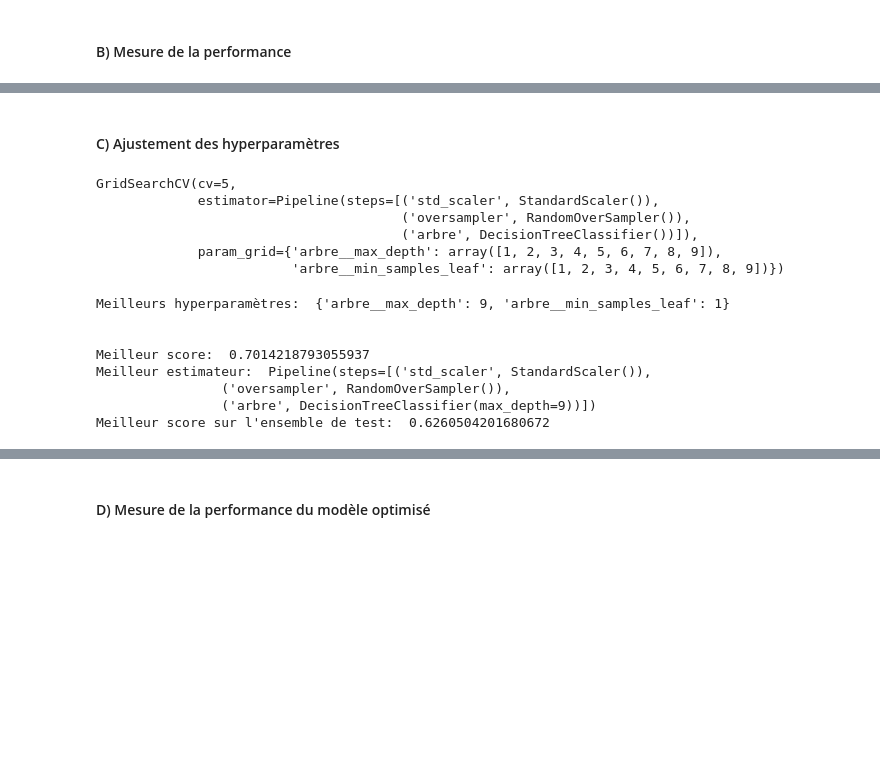
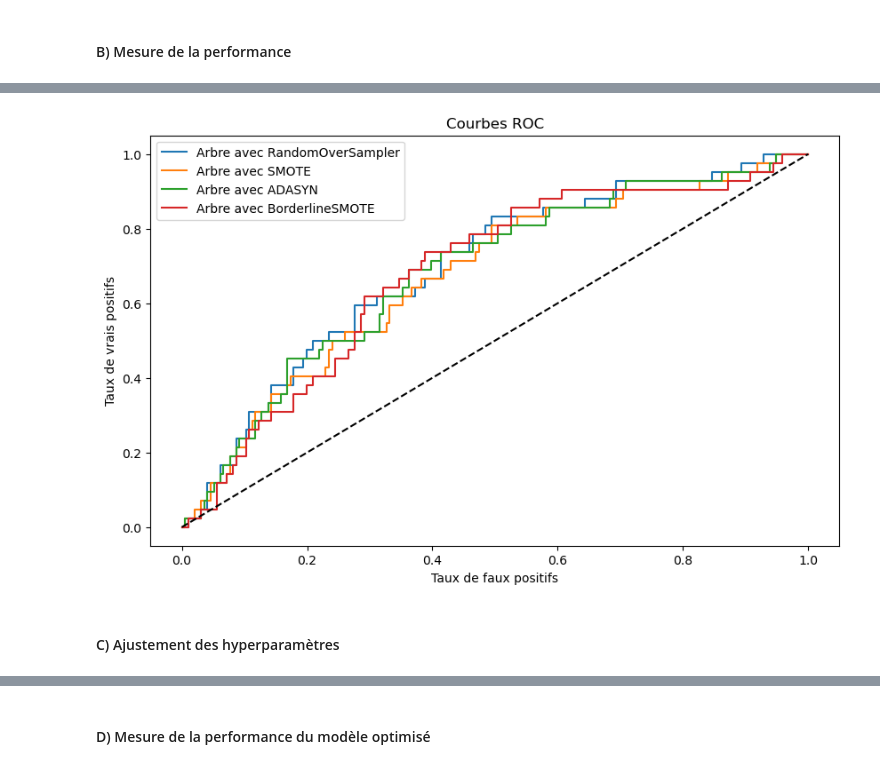
Before and after one commit to marieguib/202409-Precarite-energetique, a Jupyter notebook: 2Modelisation_precarite_energetique.ipynb, the cells around one changed output, grey strips where cells are left out. Cells and saved outputs as stored; diff of their text form; code cells hidden in the pictures; blank space fills up the shorter version.

Commit message:
optimisation arbre + reg log

```diff
--- a/2Modelisation_precarite_energetique.ipynb
+++ b/2Modelisation_precarite_energetique.ipynb
@@ -488,0 +579,2 @@ plt.show()
+# %%
+modele_arbre_smote.fit(X_train, y_train) # Entraînement
@@ -488,0 +584,2 @@ plt.show()
+# %%
+modele_arbre_adasyn.fit(X_train, y_train) # Entraînement
@@ -488,0 +589,2 @@ plt.show()
+# %%
+modele_arbre_bordeline_smote.fit(X_train, y_train) # Entraînement
@@ -489,2 +595,16 @@ plt.show()
+# %%
+# Prédictions
+
+y_proba_arbre_oversampler = modele_arbre_oversampler.predict_proba(X_test)[:, 1]
+y_pred_arbre_oversampler = modele_arbre_oversampler.predict(X_test)
+
+y_proba_arbre_smote = modele_arbre_smote.predict_proba(X_test)[:, 1]
+y_pred_arbre_smote = modele_arbre_smote.predict(X_test)
+
+y_proba_arbre_adasyn = modele_arbre_adasyn.predict_proba(X_test)[:, 1]
+y_pred_arbre_adasyn = modele_arbre_adasyn.predict(X_test)
+
+y_proba_arbre_bordeline_smote = modele_arbre_bordeline_smote.predict_proba(X_test)[:, 1]
+y_pred_arbre_bordeline_smote = modele_arbre_bordeline_smote.predict(X_test)
 # %% [markdown]
 #### B) Mesure de la performance
@@ -591,2 +685,25 @@ F1-Score: 0.25
+# %%
+# Tracé des courbes ROC
+
+from sklearn.metrics import roc_curve
+
+fpr_arbre_oversampler, tpr_arbre_oversampler, _ = roc_curve(y_test, y_proba_arbre_oversampler)
+fpr_arbre_smote, tpr_arbre_smote, _ = roc_curve(y_test, y_proba_arbre_smote)
+fpr_arbre_adasyn, tpr_arbre_adasyn, _ = roc_curve(y_test, y_proba_arbre_adasyn)
+fpr_arbre_bordeline_smote, tpr_arbre_bordeline_smote, _ = roc_curve(y_test, y_proba_arbre_bordeline_smote)
+
+plt.figure(figsize=(10, 6))
+plt.plot(fpr_arbre_oversampler, tpr_arbre_oversampler, label='Arbre avec RandomOverSampler')
+plt.plot(fpr_arbre_smote, tpr_arbre_smote, label='Arbre avec SMOTE')
+plt.plot(fpr_arbre_adasyn, tpr_arbre_adasyn, label='Arbre avec ADASYN')
+plt.plot(fpr_arbre_bordeline_smote, tpr_arbre_bordeline_smote, label='Arbre avec BorderlineSMOTE')
+plt.plot([0, 1], [0, 1], color='black', linestyle='--')
+plt.xlabel('Taux de faux positifs')
+plt.ylabel('Taux de vrais positifs')
+plt.title('Courbes ROC')
+plt.legend()
+plt.show()
+# %% [output]
+[figure, added]
 # %% [markdown]
 #### C) Ajustement des hyperparamètres
@@ -602,26 +709,0 @@ best_modele_arbre = GridSearchCV(modele_arbre, param_grid, cv=5)
-# %%
-best_modele_arbre.fit(X_train, y_train) # Entraînement du modèle
-# %% [output]
-GridSearchCV(cv=5,
-             estimator=Pipeline(steps=[('std_scaler', StandardScaler()),
-                                       ('oversampler', RandomOverSampler()),
-                                       ('arbre', DecisionTreeClassifier())]),
-             param_grid={'arbre__max_depth': array([1, 2, 3, 4, 5, 6, 7, 8, 9]),
-                         'arbre__min_samples_leaf': array([1, 2, 3, 4, 5, 6, 7, 8, 9])})
-# %%
-# Meilleurs hyperparamètres
-
-print("Meilleurs hyperparamètres: ", best_modele_arbre.best_params_)
-print('\n')
-print("Meilleur score: ", best_modele_arbre.best_score_)
-print("Meilleur estimateur: ", best_modele_arbre.best_estimator_)
-print("Meilleur score sur l'ensemble de test: ", best_modele_arbre.score(X_test, y_test))
-# %% [output]
-Meilleurs hyperparamètres:  {'arbre__max_depth': 9, 'arbre__min_samples_leaf': 1}
-
-
-Meilleur score:  0.7014218793055937
-Meilleur estimateur:  Pipeline(steps=[('std_scaler', StandardScaler()),
-                ('oversampler', RandomOverSampler()),
-                ('arbre', DecisionTreeClassifier(max_depth=9))])
-Meilleur score sur l'ensemble de test:  0.6260504201680672
```
Also changed, not shown: parts of 42 cells of this notebook.
